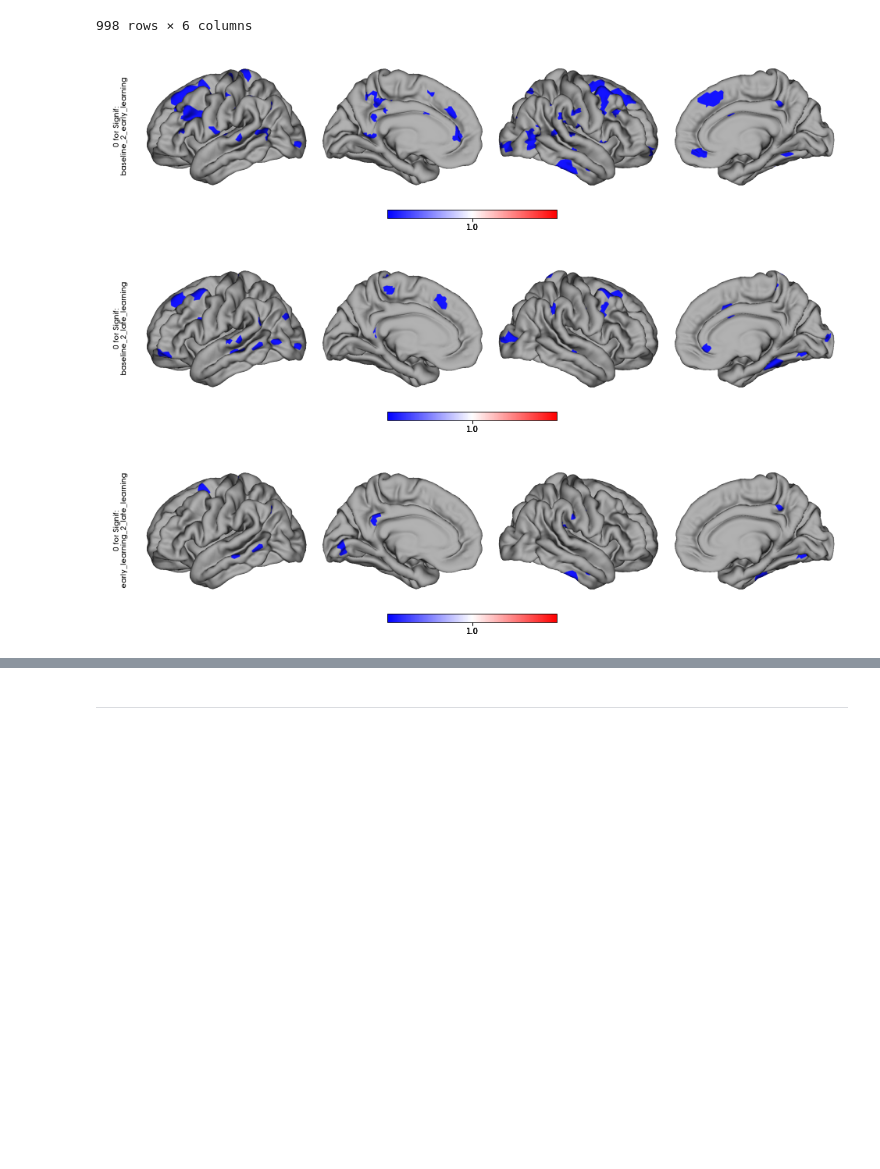
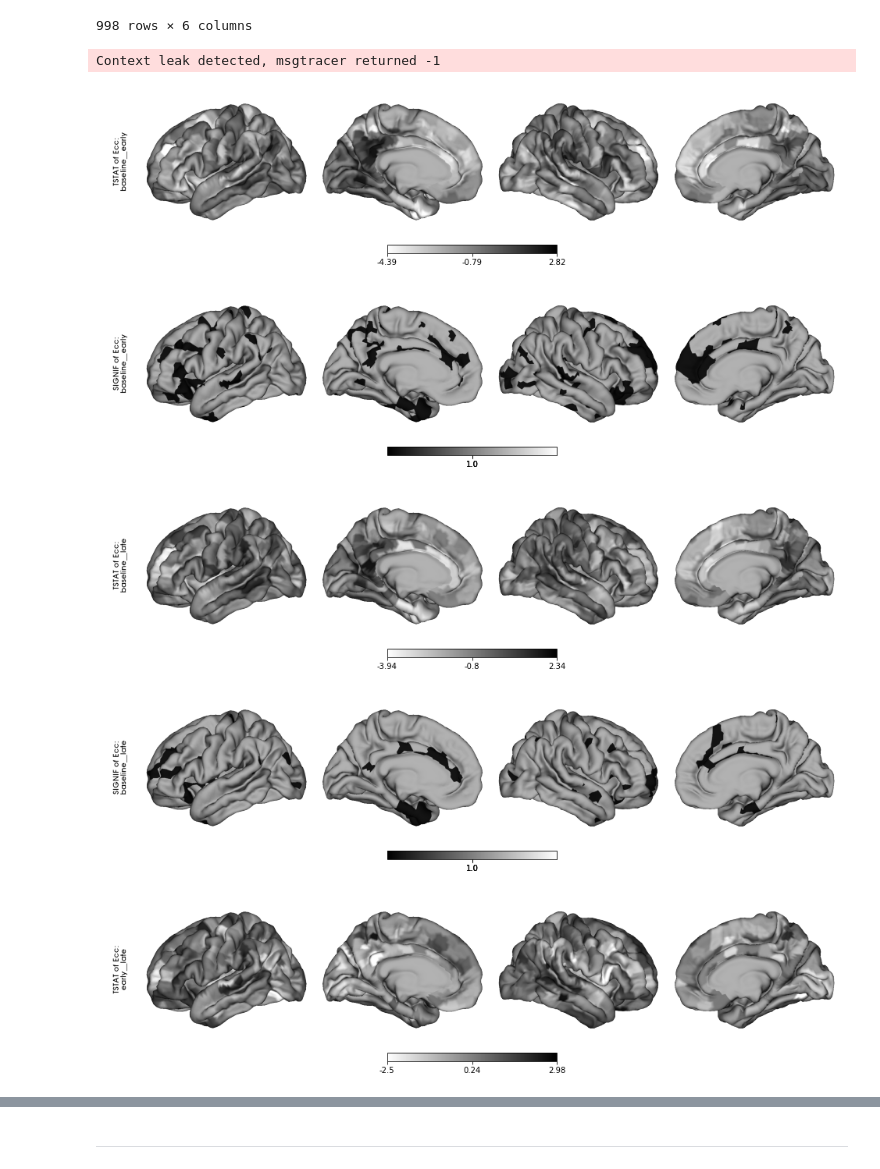
Before and after one commit to qniksefat/gradecc, a Jupyter notebook: statistical_tests.ipynb, the cells around one changed output, grey strips where cells are left out. Cells and saved outputs as stored; diff of their text form; code cells hidden in the pictures; blank space fills up the shorter version.

```diff
--- a/statistical_tests.ipynb
+++ b/statistical_tests.ipynb
@@ -284,5 +226,5 @@ else r['epic_y'] + '_2_' + r['epic_x'], axis=1)
 # %%
-d1 = d1.drop_duplicates(['comp', 'region_idx', 'diff']).drop(['epic_x', 'epic_y'], axis=1)
+d1 = d1.drop_duplicates(['indic', 'roi', 'pair']).drop(['epic_x', 'epic_y'], axis=1)
 # %%
 d1
 # %% [output]
@@ -342,6 +285,14 @@ d1[(d1.comp=='ecc')&(d1['diff']=='baseline_2_early_learning')]
 | 35911 | ecc | 996 | baseline_2_early_learning | 0.742014 | 0.460307 | 0 |
 | 35920 | ecc | 997 | baseline_2_early_learning | -1.233566 | 0.221069 | 0 |
 998 rows × 6 columns
+# %%
+surf_labels, mask_removed = load_atlas(load_data(subj=1, epic='rest'))
+# %%
+cmap = {'signif': 'gist_gray',
+    'fstat': 'gist_yarg',
+    'tstat': 'gist_yarg',
+    'pvalue': 'gist_gray'
+}
 # %%
-statistics = ['tstat', 'pvalue', 'signif']
-modalities = ['ecc']
+statistics = ['tstat', 'signif']
+indicators = ['ecc', 'grad4']
@@ -351,12 +299,15 @@ modalities = ['0']
 # %%
-for c in modalities:
-    for contrast in d1['diff'].unique():
-        d = d1[(d1['comp'] == c)&(d1['diff'] == contrast)]
+for c in indicators:
+    for contrast in d1['pair'].unique():
+        d = d1[(d1['indic'] == c)&(d1['pair'] == contrast)]
         for s in statistics:
             data = np.array(d[s])
             data = map_to_labels(data, surf_labels, mask=mask_removed)
-            stack_surfplot(data, c.capitalize() + ' for ' + s.capitalize() + ':\n' + contrast, 'bwr', None)
+            stack_surfplot(data, s.upper() + ' of ' + c.capitalize() + ':\n' + contrast, cmap[s], None)
 # %% [output]
+Context leak detected, msgtracer returned -1
-[figure, old version]
+[figure, new version]
-[figure, old version]
+[figure, new version]
-[figure, old version]
+[figure, new version]
+[figure, added]
+[figure, added]
```
Also changed, not shown: parts of 37 cells of this notebook, 4 other files.
